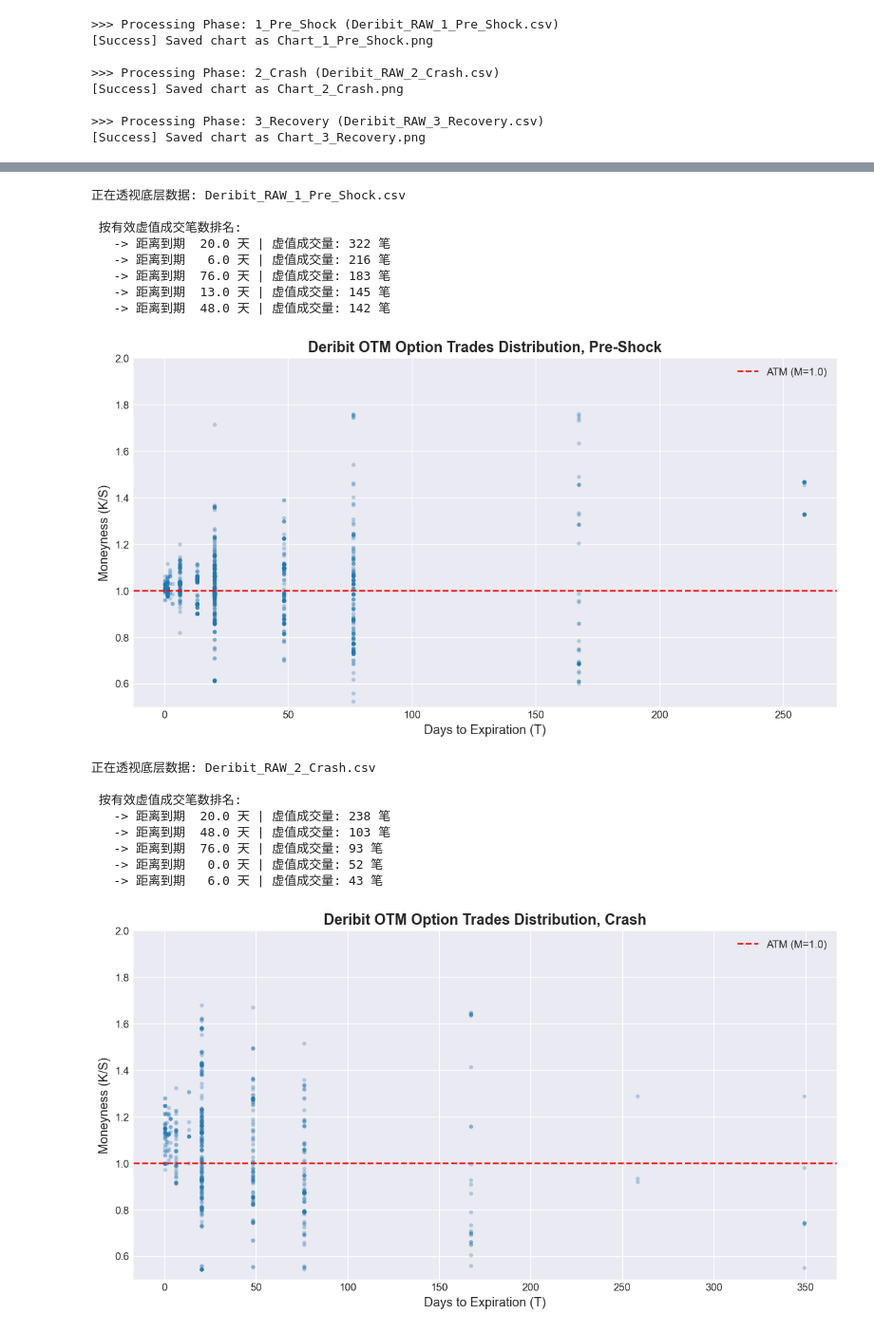
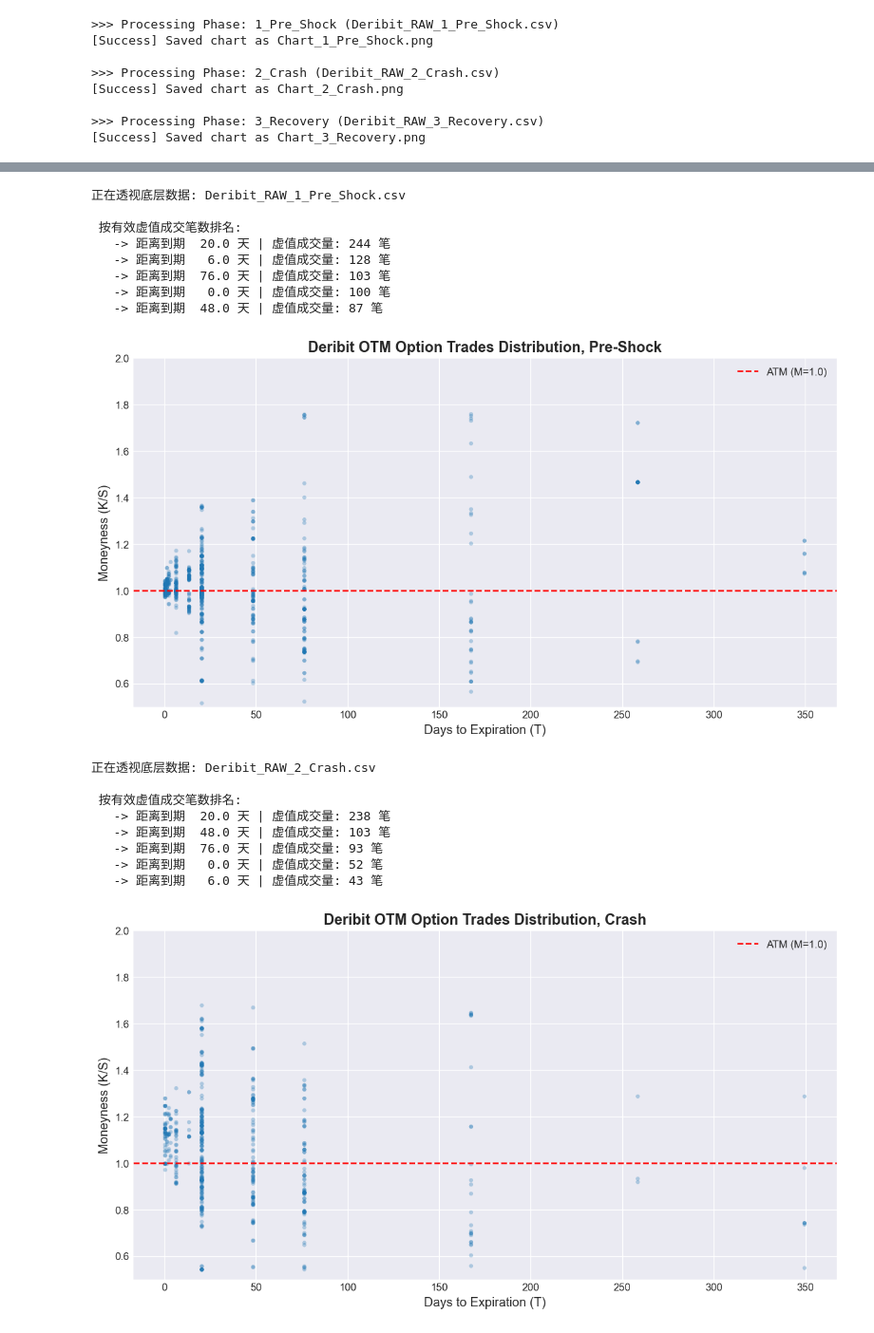
Before and after one commit to Lonelygarden/Project_sv32_EMC, a Jupyter notebook: market_callibration_sv32.ipynb, the cells around one changed output, grey strips where cells are left out. Shown at 95% size. Drawn from its saved outputs; the diff is of its cells as text; code cells hidden in the pictures.

Commit message:
update expiry choosing

```diff
--- a/market_callibration_sv32.ipynb
+++ b/market_callibration_sv32.ipynb
@@ -323,9 +334,11 @@ def liquidity_xray(raw_csv, description=""):
     df['K'] = parts[2].astype(float)
     df['Type'] = parts[3]
 
-    # 计算时间
-    df['Trade_Time'] = pd.to_datetime(df['datetime'], format='mixed')
-    df['Expiry_Time'] = pd.to_datetime(df['Expiry_Str'], format='%d%b%y') + pd.Timedelta(hours=8)
+    # 明确读取为 UTC 时间
+    df['Trade_Time'] = pd.to_datetime(df['datetime'], format='mixed', utc=True)
+
+    # 解析交割日，打上 UTC 标签，再加上早上 8 点的固定交割时间
+    df['Expiry_Time'] = pd.to_datetime(df['Expiry_Str'], format='%d%b%y').dt.tz_localize('UTC') + pd.Timedelta(hours=8)
 
     # 计算精确的“距离到期天数 (Days to Expiry)”
     df['T_days'] = (df['Expiry_Time'] - df['Trade_Time']).dt.total_seconds() / (24 * 3600)
@@ -347,39 +360,39 @@ def liquidity_xray(raw_csv, description=""):
 
     # ==========================================
     # 绘制 X-Ray 透视图
     # ==========================================
     plt.style.use('seaborn-v0_8-darkgrid')
     plt.figure(figsize=(12, 6), dpi=120)
 
     # 画出所有的 OTM 散点
     plt.scatter(df_otm['T_days'], df_otm['Moneyness'],
                 alpha=0.3, s=15, c='#1f77b4', edgecolor='none')
 
     plt.title(f'Deribit OTM Option Trades Distribution, {description}', fontsize=14, fontweight='bold')
     plt.xlabel('Days to Expiration (T)', fontsize=12)
     plt.ylabel('Moneyness (K/S)', fontsize=12)
     plt.axhline(1.0, color='red', linestyle='--', linewidth=1.5, label='ATM (M=1.0)')
 
     # 限制 Y 轴只看核心区，防止极端脏数据拉坏比例
     plt.ylim(0.5, 2.0)
     plt.legend()
     plt.show()
 
 if __name__ == "__main__":
     # 替换为你抓到的包含 24 小时的完整 RAW 文件
     liquidity_xray("Deribit_RAW_1_Pre_Shock.csv", "Pre-Shock")
     liquidity_xray("Deribit_RAW_2_Crash.csv", "Crash")
     liquidity_xray("Deribit_RAW_3_Recovery.csv", "Recovery")
 # %% [output]
 正在透视底层数据: Deribit_RAW_1_Pre_Shock.csv
 
  按有效虚值成交笔数排名:
-   -> 距离到期  20.0 天 | 虚值成交量: 322 笔
-   -> 距离到期   6.0 天 | 虚值成交量: 216 笔
-   -> 距离到期  76.0 天 | 虚值成交量: 183 笔
-   -> 距离到期  13.0 天 | 虚值成交量: 145 笔
-   -> 距离到期  48.0 天 | 虚值成交量: 142 笔
+   -> 距离到期  20.0 天 | 虚值成交量: 244 笔
+   -> 距离到期   6.0 天 | 虚值成交量: 128 笔
+   -> 距离到期  76.0 天 | 虚值成交量: 103 笔
+   -> 距离到期   0.0 天 | 虚值成交量: 100 笔
+   -> 距离到期  48.0 天 | 虚值成交量: 87 笔
-[figure, old version]
+[figure, new version]
 正在透视底层数据: Deribit_RAW_2_Crash.csv
 
  按有效虚值成交笔数排名:
```
Also changed, not shown: parts of 5 cells of this notebook, 17 other files.
